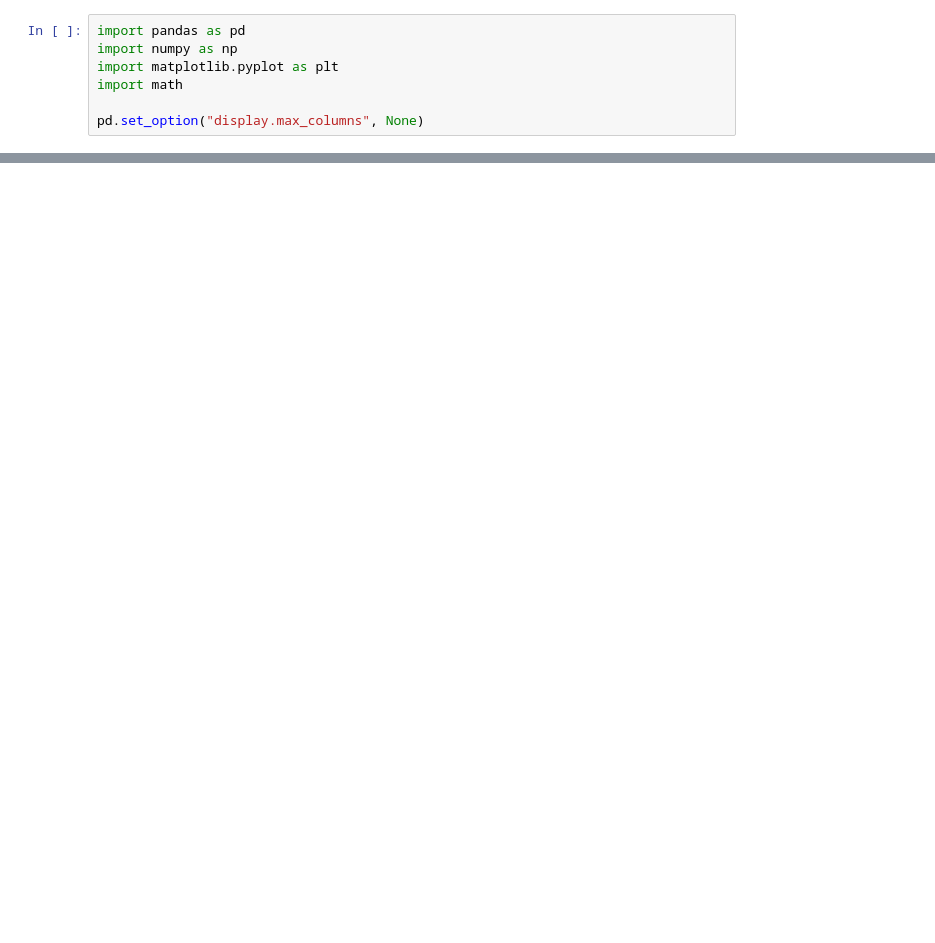
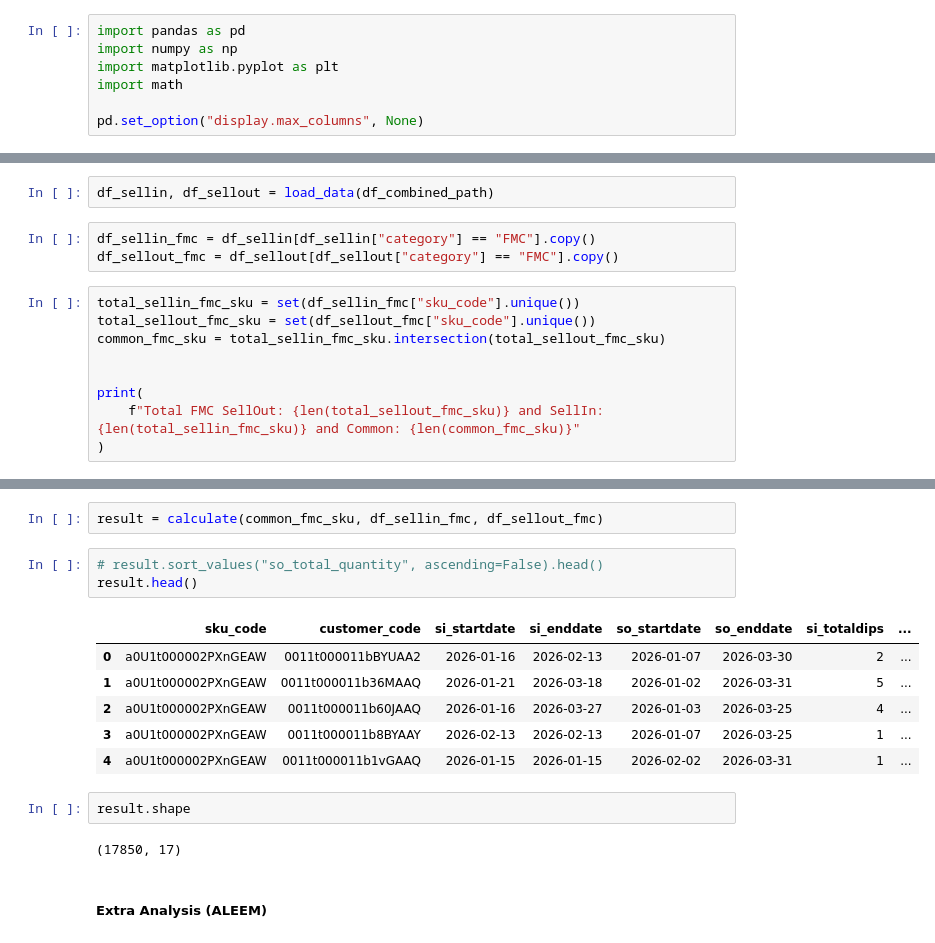
Before and after one commit to asadali163/FE, a Jupyter notebook: src/notebooks/EDA_and_data_work/feature_engineering.ipynb, the cells around one changed output, grey strips where cells are left out. Saved outputs shown, nothing was run; the diff lists cells and outputs as text; blank space fills up the shorter version.

```diff
--- a/src/notebooks/EDA_and_data_work/feature_engineering.ipynb
+++ b/src/notebooks/EDA_and_data_work/feature_engineering.ipynb
@@ -121,0 +304,14 @@ Their sale is only:  83.37 %
+# %%
+df_sellin, df_sellout = load_data(df_combined_path)
+# %%
+df_sellin_fmc = df_sellin[df_sellin["category"] == "FMC"].copy()
+df_sellout_fmc = df_sellout[df_sellout["category"] == "FMC"].copy()
+# %%
+total_sellin_fmc_sku = set(df_sellin_fmc["sku_code"].unique())
+total_sellout_fmc_sku = set(df_sellout_fmc["sku_code"].unique())
+common_fmc_sku = total_sellin_fmc_sku.intersection(total_sellout_fmc_sku)
+
+
+print(
+    f"Total FMC SellOut: {len(total_sellout_fmc_sku)} and SellIn: {len(total_sellin_fmc_sku)} and Common: {len(common_fmc_sku)}"
+)
@@ -121,0 +433,18 @@ Their sale is only:  83.37 %
+# %%
+result = calculate(common_fmc_sku, df_sellin_fmc, df_sellout_fmc)
+# %%
+# result.sort_values("so_total_quantity", ascending=False).head()
+result.head()
+# %% [output]
+|  | sku_code | customer_code | si_startdate | si_enddate | so_startdate | so_enddate | si_totaldips | ... |
+| 0 | a0U1t000002PXnGEAW | 0011t000011bBYUAA2 | 2026-01-16 | 2026-02-13 | 2026-01-07 | 2026-03-30 | 2 | ... |
+| 1 | a0U1t000002PXnGEAW | 0011t000011b36MAAQ | 2026-01-21 | 2026-03-18 | 2026-01-02 | 2026-03-31 | 5 | ... |
+| 2 | a0U1t000002PXnGEAW | 0011t000011b60JAAQ | 2026-01-16 | 2026-03-27 | 2026-01-03 | 2026-03-25 | 4 | ... |
+| 3 | a0U1t000002PXnGEAW | 0011t000011b8BYAAY | 2026-02-13 | 2026-02-13 | 2026-01-07 | 2026-03-25 | 1 | ... |
+| 4 | a0U1t000002PXnGEAW | 0011t000011b1vGAAQ | 2026-01-15 | 2026-01-15 | 2026-02-02 | 2026-03-31 | 1 | ... |
+# %%
+result.shape
+# %% [output]
+(17850, 17)
+# %% [markdown]
+##### Extra Analysis (ALEEM)
```
Also changed, not shown: parts of 53 cells of this notebook, 14 other files.
